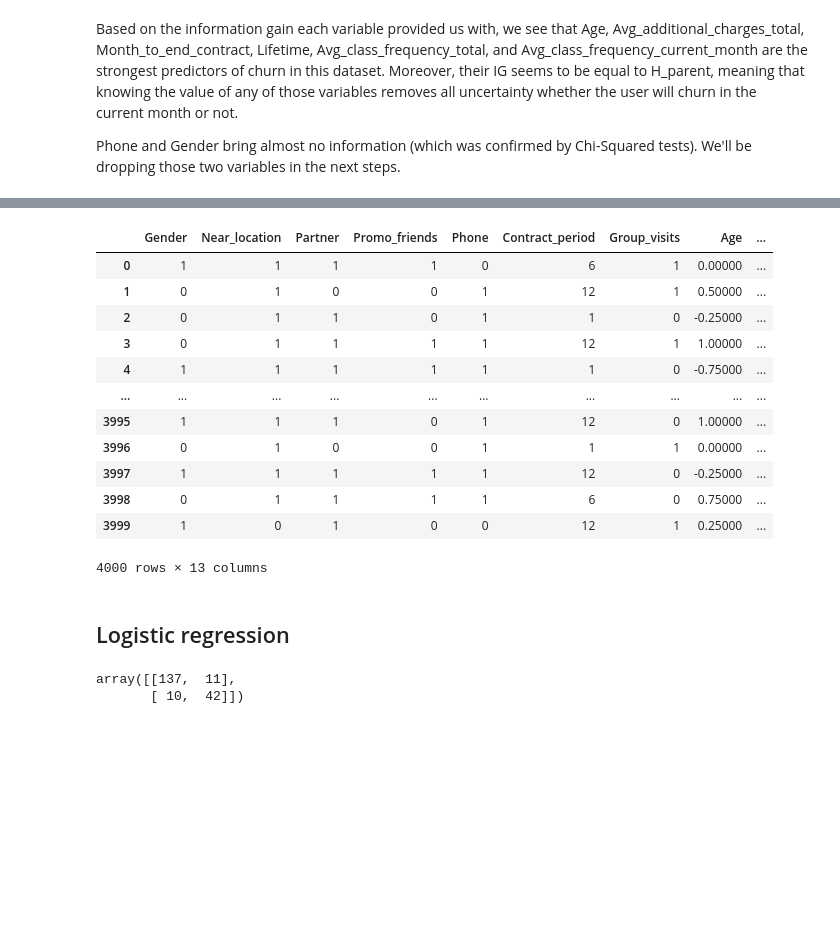
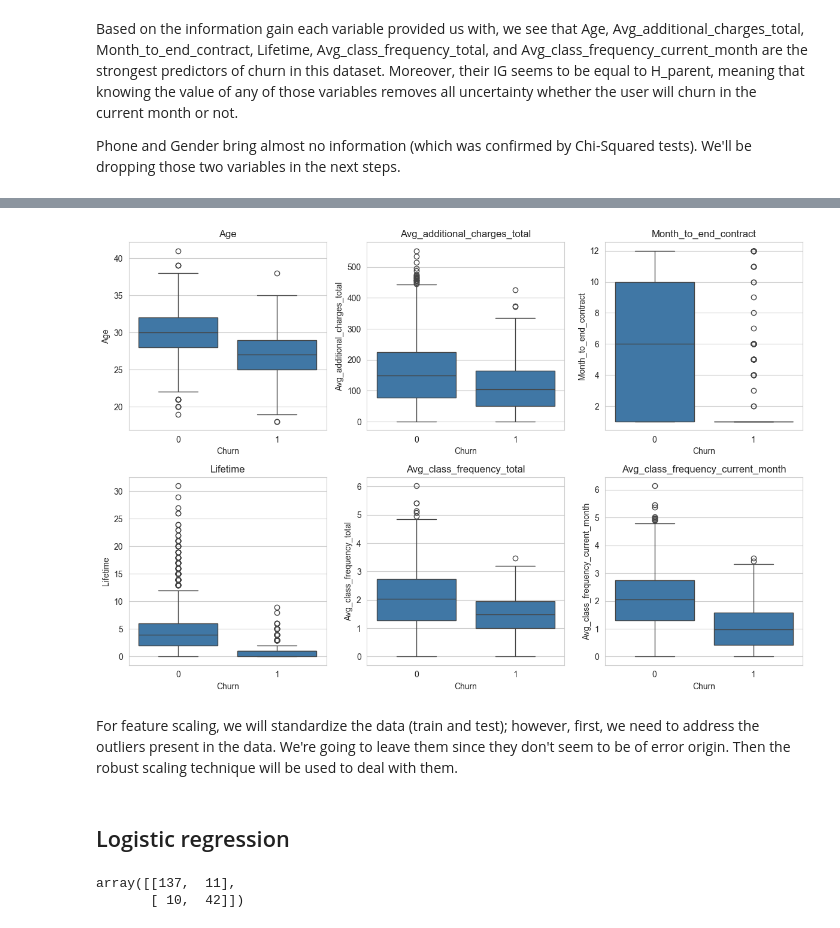
Before and after one commit to kornelia-kozaczewska/churn-prediction, a Jupyter notebook: churn-prediction.ipynb, the cells around one changed output, grey strips where cells are left out. Drawn from its saved outputs; the diff is of its cells as text; code cells hidden in the pictures; blank space fills up the shorter version.

```diff
--- a/churn-prediction.ipynb
+++ b/churn-prediction.ipynb
@@ -309,23 +316,0 @@ For feature scaling, we will standardize the data; however, first, we need to ad
-# %%
-from sklearn.preprocessing import RobustScaler
-
-transformer = RobustScaler().fit(x_n)
-x_n_RS = transformer.transform(x_n)
-x_n_RS = pd.DataFrame(data=x_n_RS, columns=x_n.columns)
-
-x_RS = pd.concat([x_c, x_n_RS], axis=1)
-x_RS # all scaled variables without churn
-# %% [output]
-|  | Gender | Near_location | Partner | Promo_friends | Phone | Contract_period | Group_visits | Age | ... |
-| 0 | 1 | 1 | 1 | 1 | 0 | 6 | 1 | 0.00000 | ... |
-| 1 | 0 | 1 | 0 | 0 | 1 | 12 | 1 | 0.50000 | ... |
-| 2 | 0 | 1 | 1 | 0 | 1 | 1 | 0 | -0.25000 | ... |
-| 3 | 0 | 1 | 1 | 1 | 1 | 12 | 1 | 1.00000 | ... |
-| 4 | 1 | 1 | 1 | 1 | 1 | 1 | 0 | -0.75000 | ... |
-| ... | ... | ... | ... | ... | ... | ... | ... | ... | ... |
-| 3995 | 1 | 1 | 1 | 0 | 1 | 12 | 0 | 1.00000 | ... |
-| 3996 | 0 | 1 | 0 | 0 | 1 | 1 | 1 | 0.00000 | ... |
-| 3997 | 1 | 1 | 1 | 1 | 1 | 12 | 0 | -0.25000 | ... |
-| 3998 | 0 | 1 | 1 | 1 | 1 | 6 | 0 | 0.75000 | ... |
-| 3999 | 1 | 0 | 1 | 0 | 0 | 12 | 1 | 0.25000 | ... |
-4000 rows × 13 columns
@@ -347,2 +317,10 @@ x_val, x_test, y_val, y_test = train_test_split(
-# %% [markdown]
-## Logistic regression
+# %%
+# train ratio is 75%, validation ratio is 15% and test ratio is 10%
+x_train, x_test, y_train, y_test = train_test_split(
+    x, y,
+    test_size=.2, random_state=123
+)
+x_val, x_test, y_val, y_test = train_test_split(
+    x_test, y_test,
+    test_size=.25, random_state=123
+) # 0.25 * 0.8 = 0.2
@@ -348,0 +333,19 @@ x_val, x_test, y_val, y_test = train_test_split(
+# %%
+fig, axes = plt.subplots(2, 3, figsize=(12,8))
+
+for ax, col in zip(axes.flat, x_train_n.columns):
+    sns.boxplot(
+        data=df,
+        x="Churn",
+        y=col,
+        ax=ax,
+        showfliers=True
+    )
+    ax.set_title(col)
+
+plt.tight_layout()
+plt.show()
+# %% [output]
+[figure, added]
+# %% [markdown]
+For feature scaling, we will standardize the data (train and test); however, first, we need to address the outliers present in the data. We're going to leave them since they don't seem to be of error origin. Then the robust scaling technique will be used to deal with them.
@@ -349 +362,3 @@ x_val, x_test, y_val, y_test = train_test_split(
+# %% [markdown]
+## Logistic regression
 # %%
```
Also changed, not shown: parts of 32 cells of this notebook.
